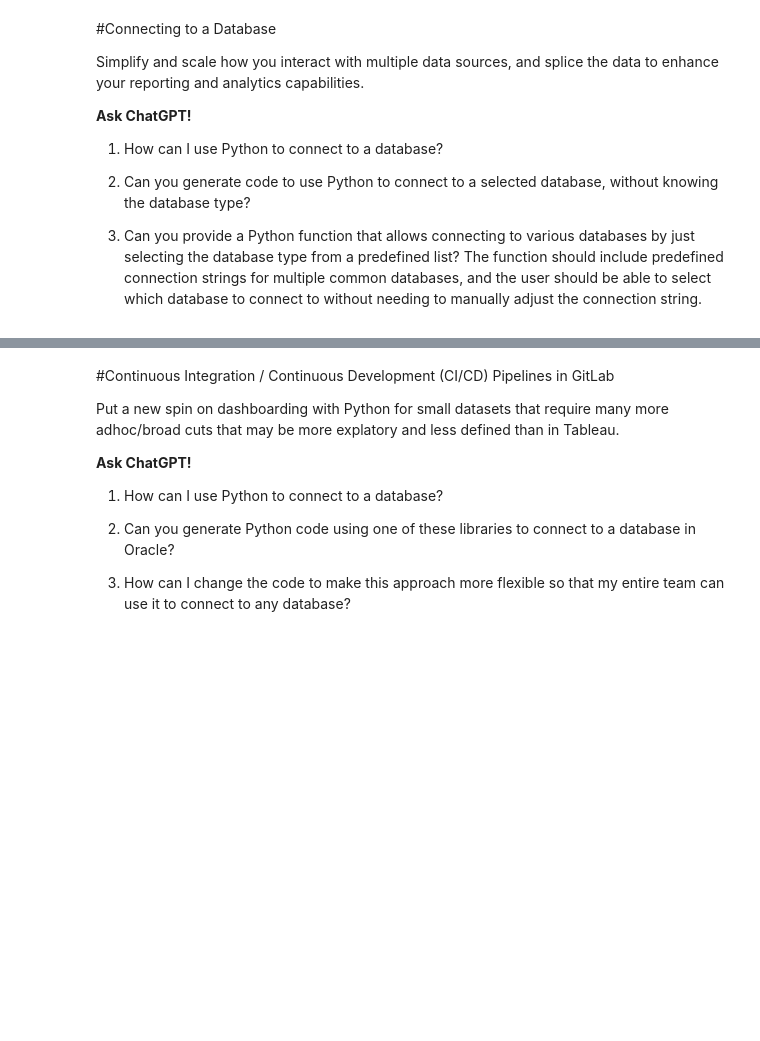
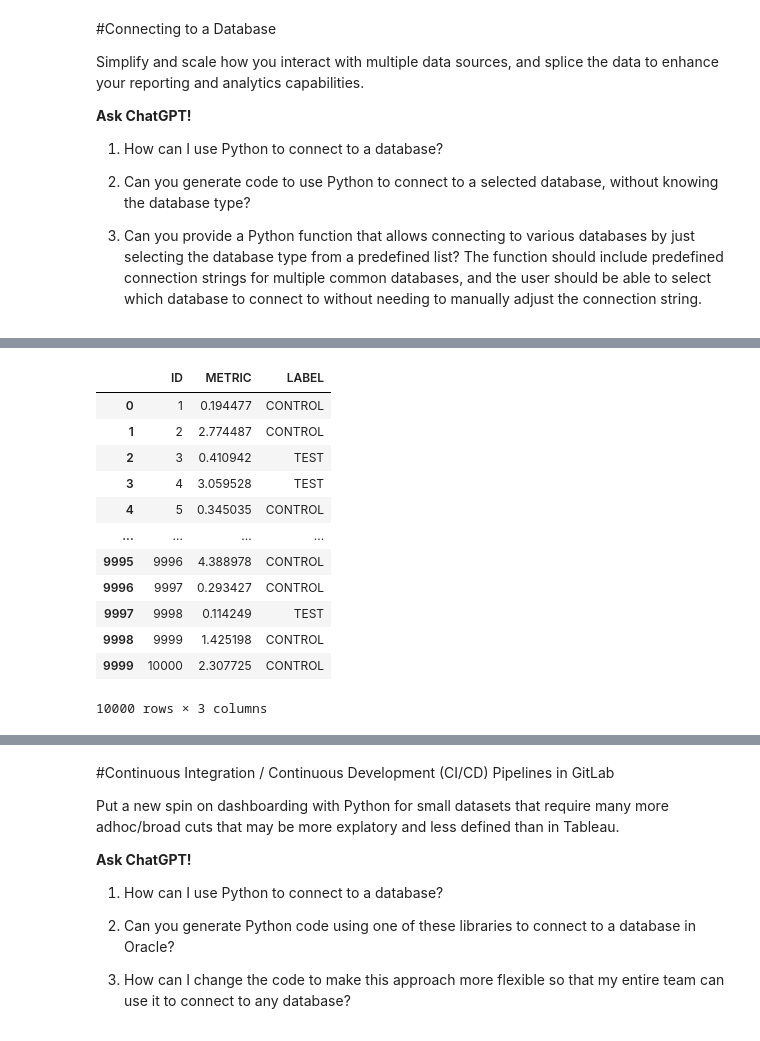
Before and after one commit to rwsfrustum/conference, a Jupyter notebook: index.ipynb, the cells around one changed output, grey strips where cells are left out. Saved outputs shown, nothing was run; the diff lists cells and outputs as text; code cells hidden in the pictures; blank space fills up the shorter version.

```diff
--- a/index.ipynb
+++ b/index.ipynb
@@ -124 +149,56 @@ Perform many different tests all at once!
+# %%
+# FUNCTION DEFINITION
+
+import numpy as np
+import pandas as pd
+
+def create_synthetic_df(num_records=10000):
+    """
+    Creates a synthetic DataFrame with specified number of records.
+
+    Columns:
+    - ID: Customer ID.
+    - METRIC: Sampled from an exponential distribution.
+    - LABEL: Randomly assigned 'TEST' or 'CONTROL'.
+
+    :param num_records: Number of records to generate (default is 10,000).
+    :return: Pandas DataFrame.
+    """
+    # IDs
+    ids = range(1, num_records + 1)
+
+    # METRIC values sampled from an exponential distribution
+    metric = np.random.exponential(scale=1.0, size=num_records)
+
+    # LABEL values randomly assigned to 'TEST' or 'CONTROL'
+    labels = np.random.choice(['TEST', 'CONTROL'], size=num_records)
+
+    # Create DataFrame
+    df = pd.DataFrame({
+        'ID': ids,
+        'METRIC': metric,
+        'LABEL': labels
+    })
+
+    return df
+# %%
+# USE CASE
+
+df = create_synthetic_df()
+
+df
+# %% [output]
+|  | ID | METRIC | LABEL |
+| 0 | 1 | 0.194477 | CONTROL |
+| 1 | 2 | 2.774487 | CONTROL |
+| 2 | 3 | 0.410942 | TEST |
+| 3 | 4 | 3.059528 | TEST |
+| 4 | 5 | 0.345035 | CONTROL |
+| ... | ... | ... | ... |
+| 9995 | 9996 | 4.388978 | CONTROL |
+| 9996 | 9997 | 0.293427 | CONTROL |
+| 9997 | 9998 | 0.114249 | TEST |
+| 9998 | 9999 | 1.425198 | CONTROL |
+| 9999 | 10000 | 2.307725 | CONTROL |
+10000 rows × 3 columns
 # %%
```
Also changed, not shown: parts of 14 cells of this notebook.
